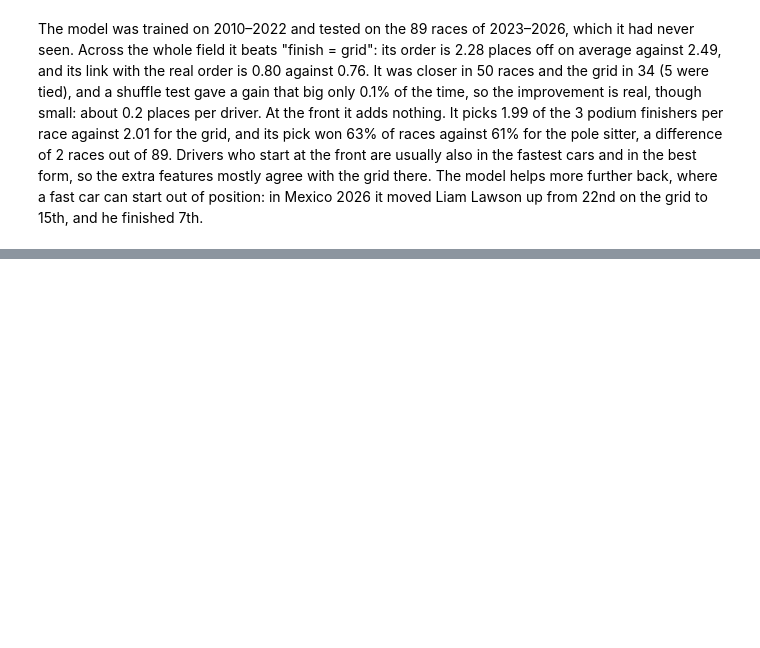
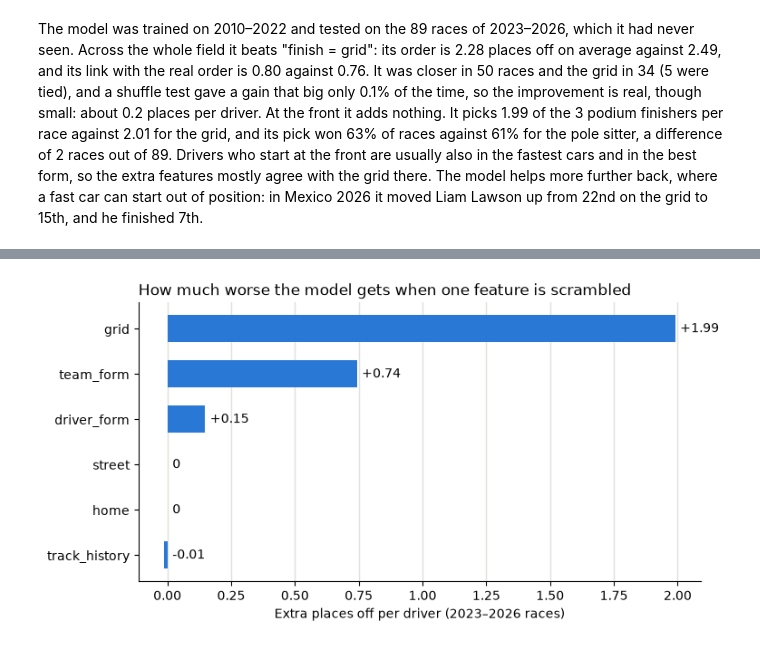
Before and after one commit to Aris-Esfahani/what-decides-an-f1-race, a Jupyter notebook: notebooks/04_predict.ipynb, the cells around one changed output, grey strips where cells are left out. Saved outputs shown, nothing was run; the diff lists cells and outputs as text; code cells hidden in the pictures; blank space fills up the shorter version.

Commit message:
3.5: Add feature importance and takeaways

```diff
--- a/notebooks/04_predict.ipynb
+++ b/notebooks/04_predict.ipynb
@@ -242,0 +256,21 @@ The model was trained on 2010–2022 and tested on the 89 races of 2023–2026,
+# %%
+# Feature importance: scramble one feature at a time and see how much worse the predictions get.
+# The model isn't retrained; it just gets the scrambled column as input.
+# Scrambling happens inside each race (like the within-driver shuffles in 2.3 and 2.4),
+# because the model is judged on the order of drivers within a race
+rng = np.random.default_rng(42)  # same "random" result every run
+real_places_off = score(test, "predicted")["Places off (lower is better)"]
+
+importance = {}
+for feature in features:
+    extra = []
+    for i in range(20):
+        scrambled = test.copy()
+        # Mix up this one feature among the drivers in each race, leaving every other column as it was
+        scrambled[feature] = scrambled.groupby("raceId")[feature].transform(lambda x: rng.permutation(x.values))
+        scrambled["predicted"] = model.predict(scrambled[features])
+        extra.append(score(scrambled, "predicted")["Places off (lower is better)"] - real_places_off)
+    importance[feature] = np.mean(extra)  # average over 20 scrambles
+
+importance = pd.Series(importance).sort_values(ascending=False)
+importance.round(3)
@@ -242,0 +285,18 @@ The model was trained on 2010–2022 and tested on the 89 races of 2023–2026,
+# %%
+fig, ax = plt.subplots(figsize=(8, 4))
+ax.barh(importance.index, importance.values, height=0.6, color="#2a78d6")
+
+# Write the value at the end of each bar (anything smaller than 0.005 shows as 0)
+for i, value in enumerate(importance.values):
+    label = f"{value:+.2f}" if abs(value) >= 0.005 else "0"
+    ax.text(max(value, 0) + 0.02, i, label, va="center")
+
+ax.invert_yaxis()
+ax.set_title("How much worse the model gets when one feature is scrambled", loc="left")
+ax.set_xlabel("Extra places off per driver (2023–2026 races)")
+ax.grid(axis="x", color="#e1e0d9", linewidth=1)
+ax.set_axisbelow(True)
+ax.spines[["top", "right"]].set_visible(False)
+plt.show()
+# %% [output]
+[figure, added]
```
Also changed, not shown: parts of 6 cells of this notebook.
